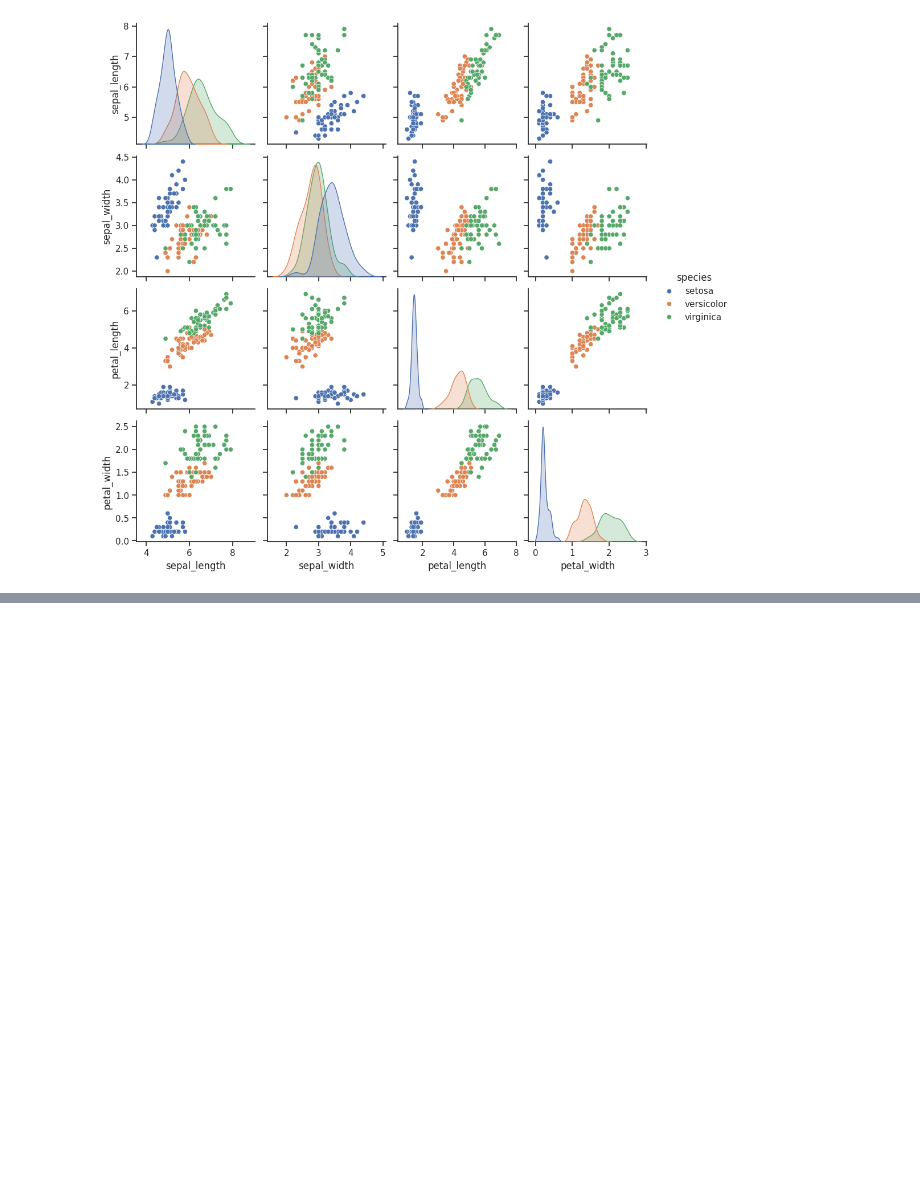
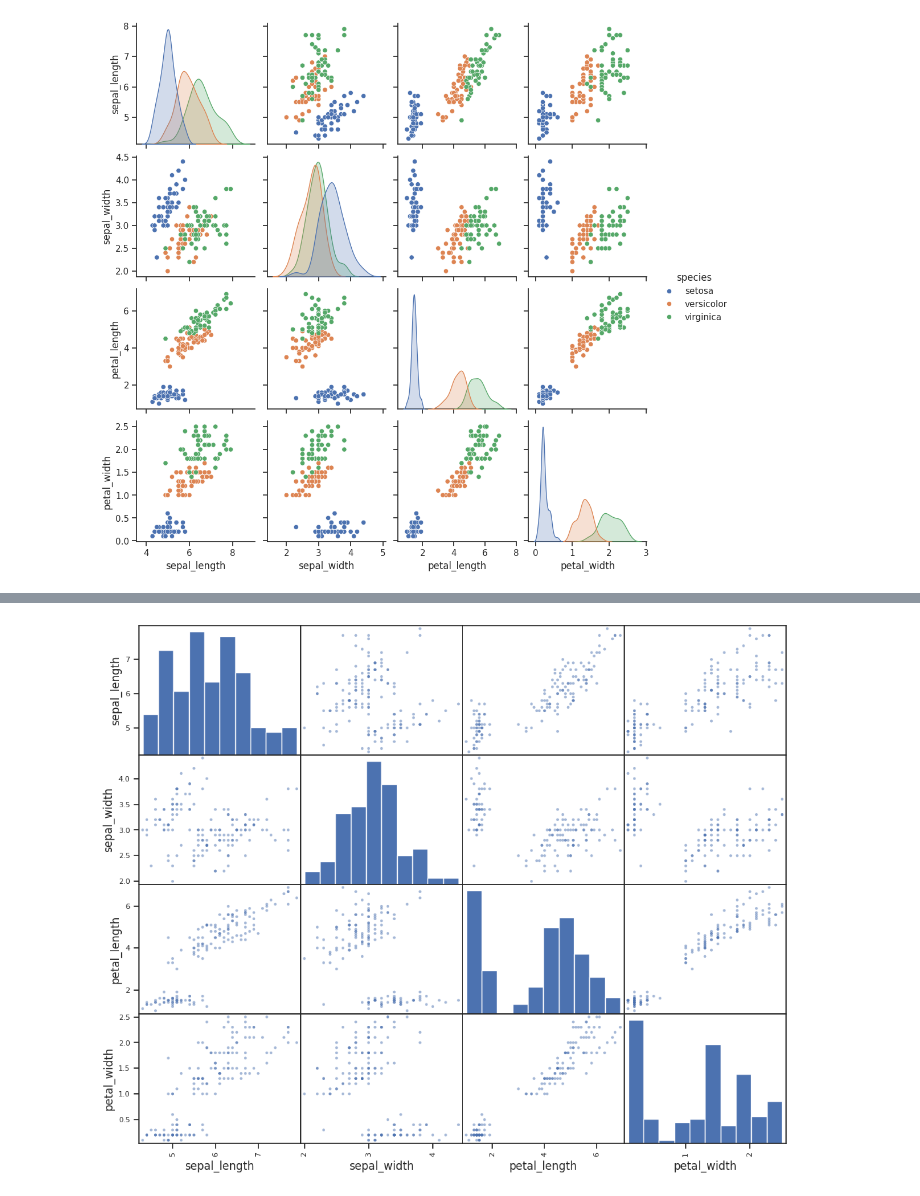
Before and after one commit to MinhQuang31751/Python, a Jupyter notebook: Data_Analytics_and_Visualization__with_Python.ipynb, the cells around one changed output, grey strips where cells are left out. Cells and saved outputs as stored; diff of their text form; code cells hidden in the pictures; blank space fills up the shorter version.

```diff
--- a/Data_Analytics_and_Visualization__with_Python.ipynb
+++ b/Data_Analytics_and_Visualization__with_Python.ipynb
@@ -508,0 +568,7 @@ g.despine(left=True, bottom=True) # Xóa đường viền bên trái và dưới
+# %%
+# Tạo ma trận biểu đồ phân tán cho DataFrame df
+scatter_matrix(df)
+
+plt.show()
+# %% [output]
+[figure, added]
```
Also changed, not shown: parts of 20 cells of this notebook.
